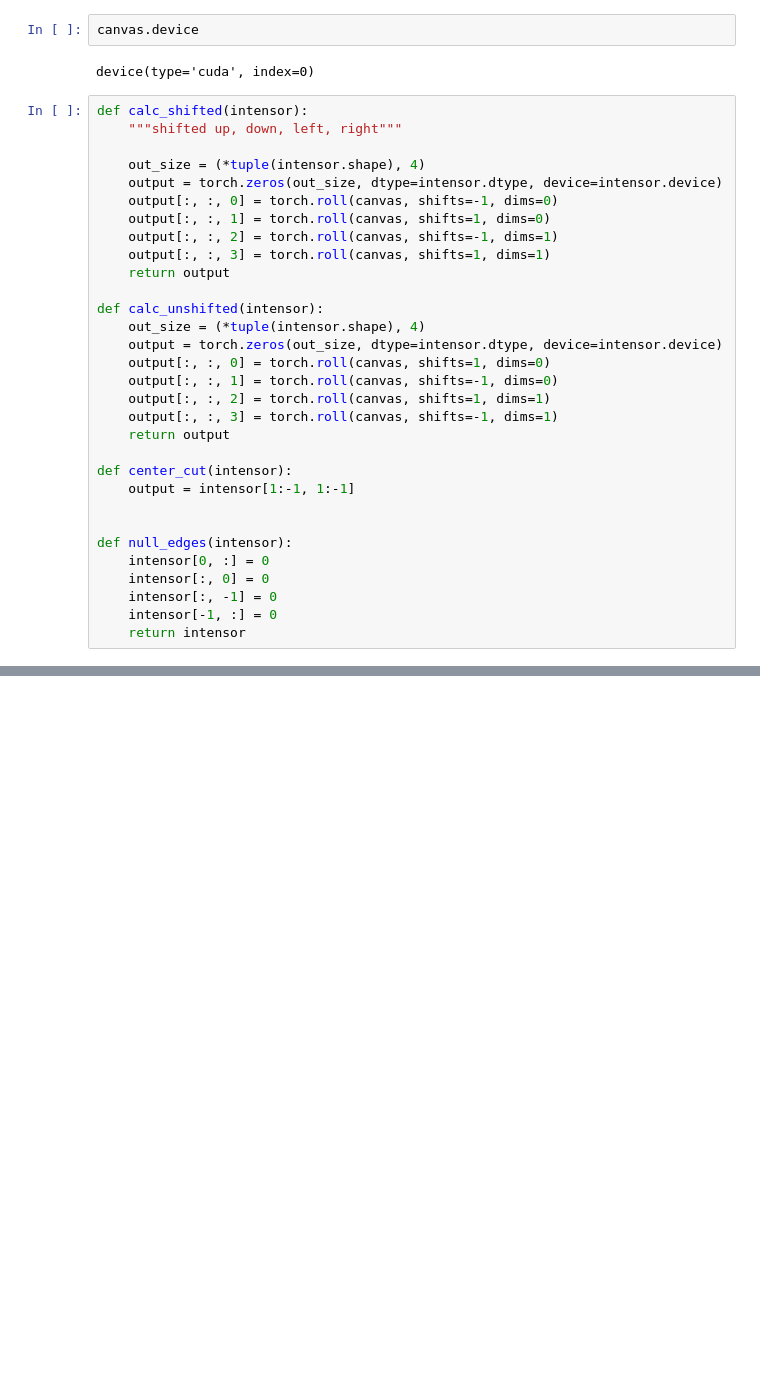
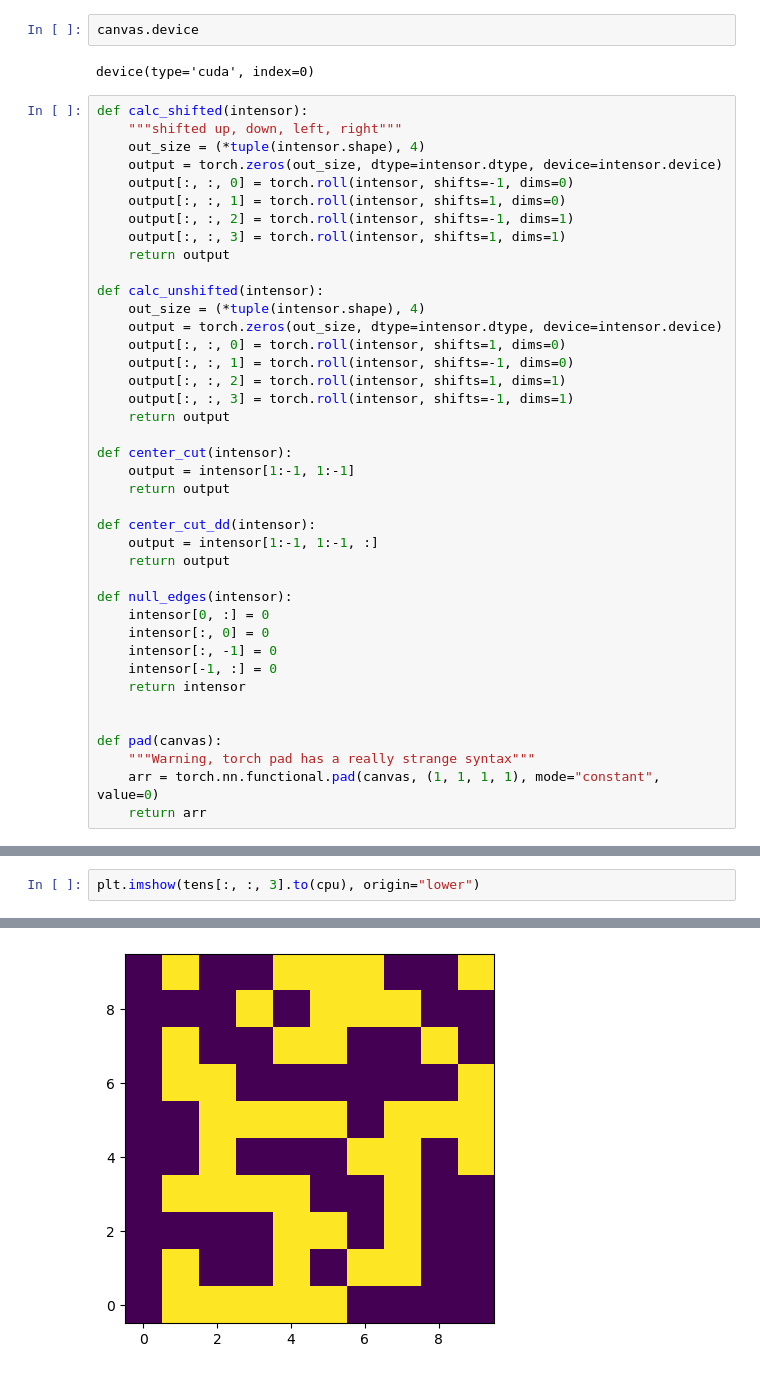
Before and after one commit to vargatn/cell-backend, a Jupyter notebook: notebooks/backend_dev_01/conway_01.ipynb, the cells around one changed output, grey strips where cells are left out. Drawn from its saved outputs; the diff is of its cells as text; blank space fills up the shorter version.

```diff
--- a/notebooks/backend_dev_01/conway_01.ipynb
+++ b/notebooks/backend_dev_01/conway_01.ipynb
@@ -46,27 +46,30 @@ device(type='cuda', index=0)
 # %%
 def calc_shifted(intensor):
     """shifted up, down, left, right"""
-
     out_size = (*tuple(intensor.shape), 4)
     output = torch.zeros(out_size, dtype=intensor.dtype, device=intensor.device)
-    output[:, :, 0] = torch.roll(canvas, shifts=-1, dims=0)
-    output[:, :, 1] = torch.roll(canvas, shifts=1, dims=0)
-    output[:, :, 2] = torch.roll(canvas, shifts=-1, dims=1)
-    output[:, :, 3] = torch.roll(canvas, shifts=1, dims=1)
+    output[:, :, 0] = torch.roll(intensor, shifts=-1, dims=0)
+    output[:, :, 1] = torch.roll(intensor, shifts=1, dims=0)
+    output[:, :, 2] = torch.roll(intensor, shifts=-1, dims=1)
+    output[:, :, 3] = torch.roll(intensor, shifts=1, dims=1)
     return output
 
 def calc_unshifted(intensor):
     out_size = (*tuple(intensor.shape), 4)
     output = torch.zeros(out_size, dtype=intensor.dtype, device=intensor.device)
-    output[:, :, 0] = torch.roll(canvas, shifts=1, dims=0)
-    output[:, :, 1] = torch.roll(canvas, shifts=-1, dims=0)
-    output[:, :, 2] = torch.roll(canvas, shifts=1, dims=1)
-    output[:, :, 3] = torch.roll(canvas, shifts=-1, dims=1)
+    output[:, :, 0] = torch.roll(intensor, shifts=1, dims=0)
+    output[:, :, 1] = torch.roll(intensor, shifts=-1, dims=0)
+    output[:, :, 2] = torch.roll(intensor, shifts=1, dims=1)
+    output[:, :, 3] = torch.roll(intensor, shifts=-1, dims=1)
     return output
 
 def center_cut(intensor):
     output = intensor[1:-1, 1:-1]
+    return output
 
+def center_cut_dd(intensor):
+    output = intensor[1:-1, 1:-1, :]
+    return output
 
 def null_edges(intensor):
     intensor[0, :] = 0
@@ -74,3 +77,9 @@ def null_edges(intensor):
     intensor[:, -1] = 0
     intensor[-1, :] = 0
     return intensor
+
+
+def pad(canvas):
+    """Warning, torch pad has a really strange syntax"""
+    arr = torch.nn.functional.pad(canvas, (1, 1, 1, 1), mode="constant", value=0)
+    return arr
@@ -82,0 +103,3 @@ def null_edges(intensor):
+# %%
+plt.imshow(tens[:, :, 3].to(cpu), origin="lower")
+# %% [output]
@@ -82,0 +107 @@ def null_edges(intensor):
+[figure, added]
```
Also changed, not shown: parts of 15 cells of this notebook.
